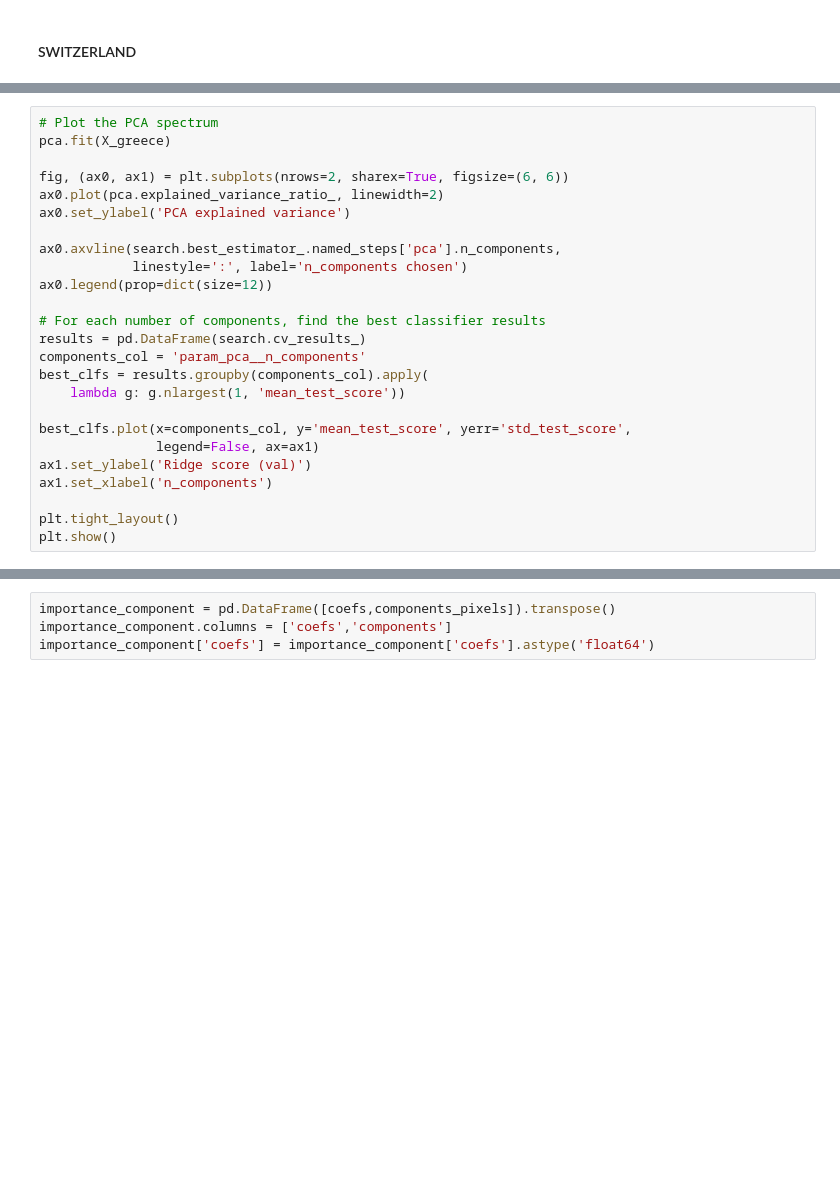
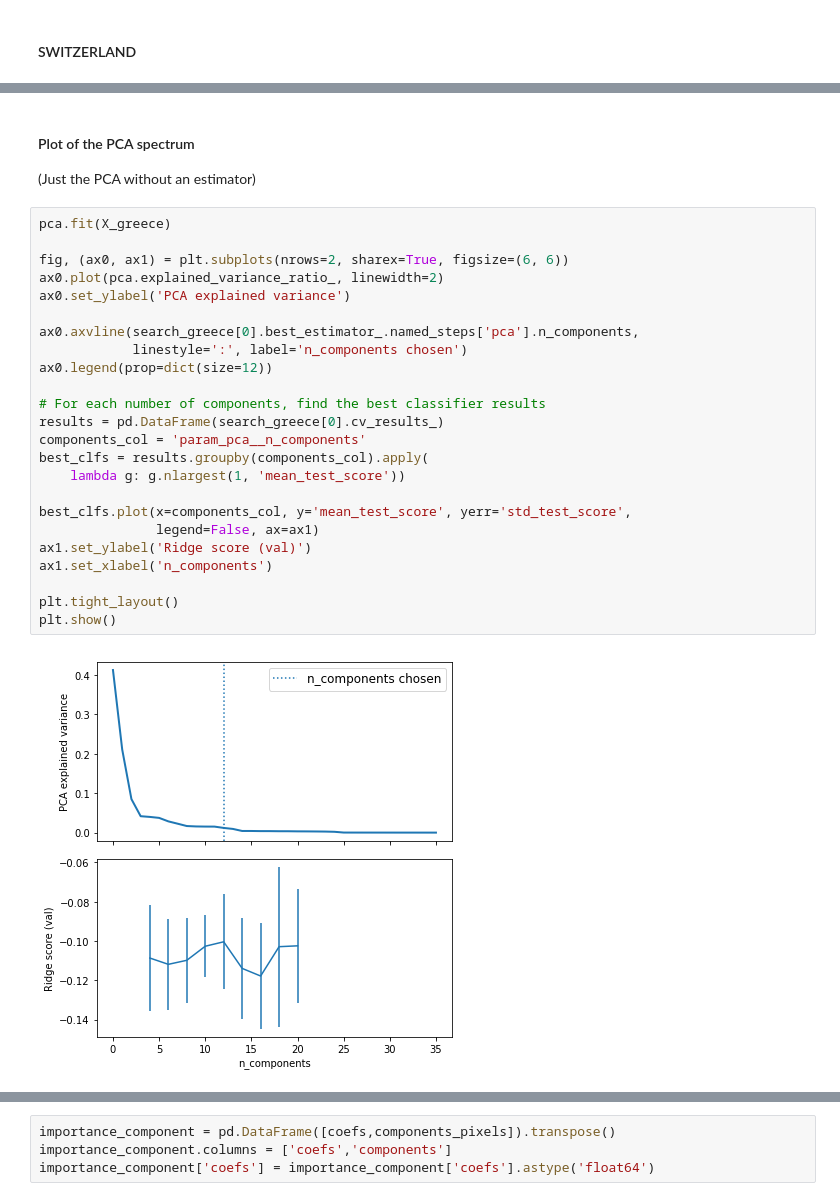
Before and after one commit to joSanchez28/Machine-Learning-EPFL, a Jupyter notebook: Project2-ArchitectureExperiment/Project2-Notebook - New Approach.ipynb, the cells around one changed output, grey strips where cells are left out. Drawn from its saved outputs; the diff is of its cells as text; blank space fills up the shorter version.

```diff
--- a/Project2-ArchitectureExperiment/Project2-Notebook - New Approach.ipynb
+++ b/Project2-ArchitectureExperiment/Project2-Notebook - New Approach.ipynb
@@ -1276,26 +1118,30 @@ plt.plot(y_test_greece, ypred_test_greece, 'ro')
+# %% [markdown]
+#### Plot of the PCA spectrum
+(Just the PCA without an estimator)
 # %%
-# Plot the PCA spectrum
 pca.fit(X_greece)
 
 fig, (ax0, ax1) = plt.subplots(nrows=2, sharex=True, figsize=(6, 6))
 ax0.plot(pca.explained_variance_ratio_, linewidth=2)
 ax0.set_ylabel('PCA explained variance')
 
-ax0.axvline(search.best_estimator_.named_steps['pca'].n_components,
+ax0.axvline(search_greece[0].best_estimator_.named_steps['pca'].n_components,
             linestyle=':', label='n_components chosen')
 ax0.legend(prop=dict(size=12))
 
 # For each number of components, find the best classifier results
-results = pd.DataFrame(search.cv_results_)
+results = pd.DataFrame(search_greece[0].cv_results_)
 components_col = 'param_pca__n_components'
 best_clfs = results.groupby(components_col).apply(
     lambda g: g.nlargest(1, 'mean_test_score'))
 
 best_clfs.plot(x=components_col, y='mean_test_score', yerr='std_test_score',
                legend=False, ax=ax1)
 ax1.set_ylabel('Ridge score (val)')
 ax1.set_xlabel('n_components')
 
 plt.tight_layout()
 plt.show()
+# %% [output]
+[figure, added]
 # %%
```
Also changed, not shown: parts of 109 cells of this notebook, 24 other files.
